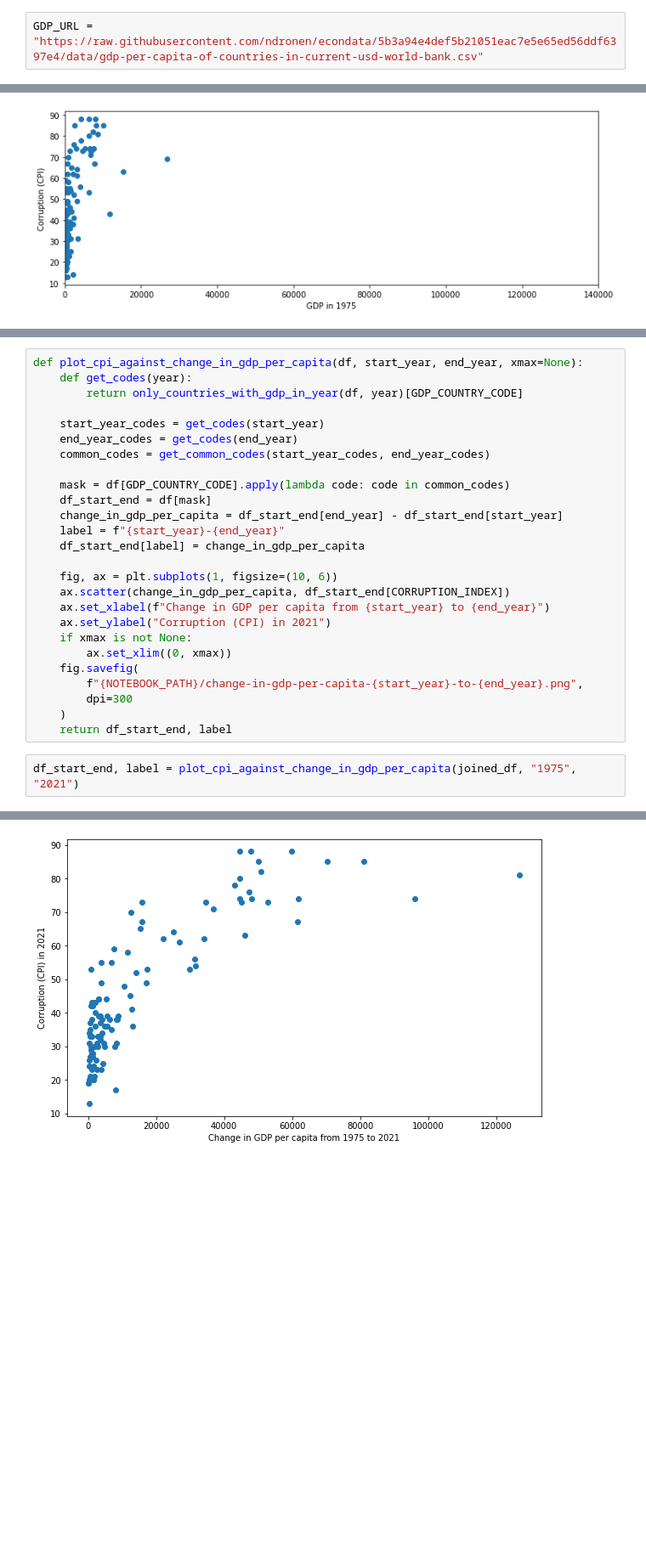
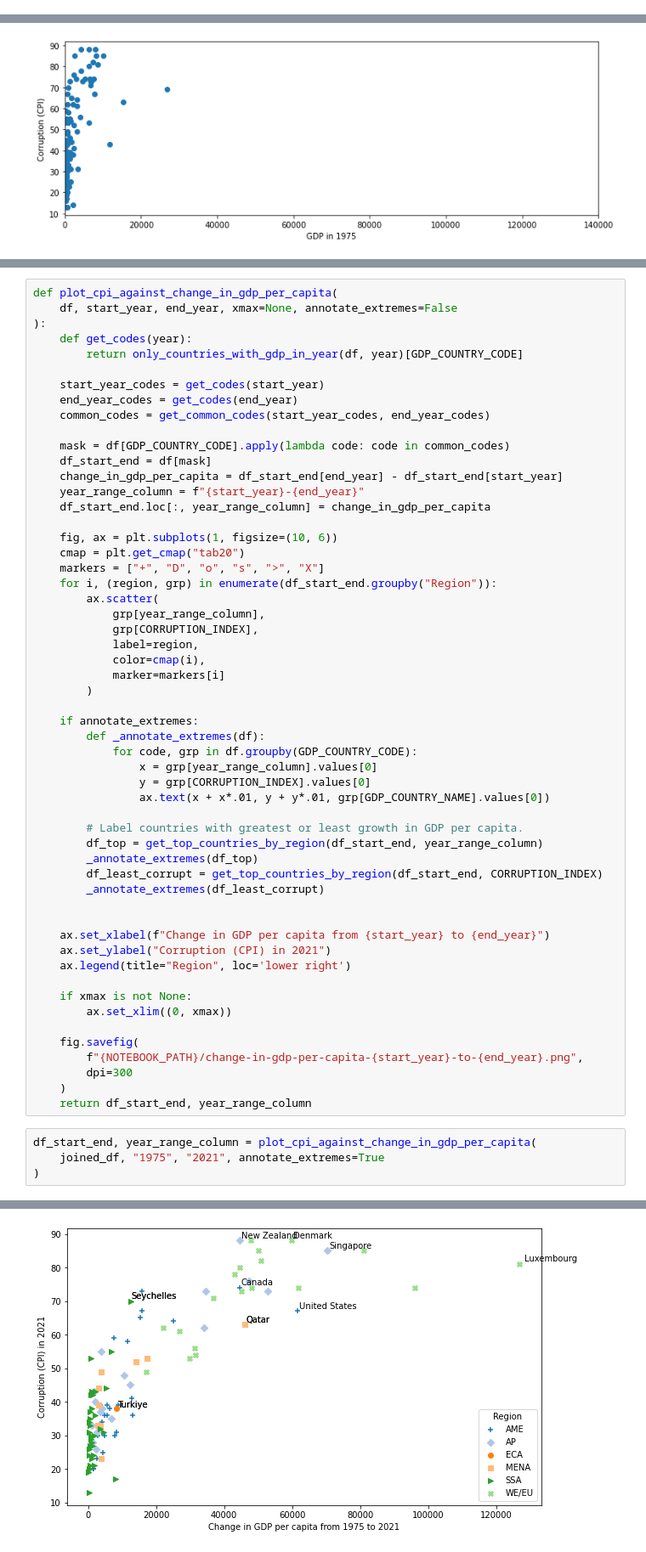
Before and after one commit to ndronen/econdata, a Jupyter notebook: notebooks/Corruption_and_GDP_growth.ipynb, the cells around one changed output, grey strips where cells are left out. Shown: that part at 85% size. Saved outputs shown, nothing was run; the diff lists cells and outputs as text; blank space fills up the shorter version.

Commit message:
Added labels to most growing and least corrupt countries.

```diff
--- a/notebooks/Corruption_and_GDP_growth.ipynb
+++ b/notebooks/Corruption_and_GDP_growth.ipynb
@@ -18,5 +20,3 @@ CORRUPTION_URL = "https://raw.githubusercontent.com/ndronen/econdata/5b3a94e4def
-# %%
-GDP_URL = "https://raw.githubusercontent.com/ndronen/econdata/5b3a94e4def5b21051eac7e5e65ed56ddf6397e4/data/gdp-per-capita-of-countries-in-current-usd-world-bank.csv"
 # %%
 corruption_df = pd.read_csv(CORRUPTION_URL)
 gdp_df = pd.read_csv(GDP_URL)
@@ -120,5 +137,7 @@ plot_cpi_against_gdp_for_year(joined_df, "1975", xmax=140000)
 # %%
-def plot_cpi_against_change_in_gdp_per_capita(df, start_year, end_year, xmax=None):
+def plot_cpi_against_change_in_gdp_per_capita(
+    df, start_year, end_year, xmax=None, annotate_extremes=False
+):
     def get_codes(year):
         return only_countries_with_gdp_in_year(df, year)[GDP_COUNTRY_CODE]
 
@@ -129,22 +148,51 @@ def plot_cpi_against_change_in_gdp_per_capita(df, start_year, end_year, xmax=Non
     mask = df[GDP_COUNTRY_CODE].apply(lambda code: code in common_codes)
     df_start_end = df[mask]
     change_in_gdp_per_capita = df_start_end[end_year] - df_start_end[start_year]
-    label = f"{start_year}-{end_year}"
-    df_start_end[label] = change_in_gdp_per_capita
+    year_range_column = f"{start_year}-{end_year}"
+    df_start_end.loc[:, year_range_column] = change_in_gdp_per_capita
 
     fig, ax = plt.subplots(1, figsize=(10, 6))
-    ax.scatter(change_in_gdp_per_capita, df_start_end[CORRUPTION_INDEX])
+    cmap = plt.get_cmap("tab20")
+    markers = ["+", "D", "o", "s", ">", "X"]
+    for i, (region, grp) in enumerate(df_start_end.groupby("Region")):
+        ax.scatter(
+            grp[year_range_column],
+            grp[CORRUPTION_INDEX],
+            label=region,
+            color=cmap(i),
+            marker=markers[i]
+        )
+
+    if annotate_extremes:
+        def _annotate_extremes(df):
+            for code, grp in df.groupby(GDP_COUNTRY_CODE):
+                x = grp[year_range_column].values[0]
+                y = grp[CORRUPTION_INDEX].values[0]
+                ax.text(x + x*.01, y + y*.01, grp[GDP_COUNTRY_NAME].values[0])
+
+        # Label countries with greatest or least growth in GDP per capita.
+        df_top = get_top_countries_by_region(df_start_end, year_range_column)
+        _annotate_extremes(df_top)
+        df_least_corrupt = get_top_countries_by_region(df_start_end, CORRUPTION_INDEX)
+        _annotate_extremes(df_least_corrupt)
+
+
     ax.set_xlabel(f"Change in GDP per capita from {start_year} to {end_year}")
     ax.set_ylabel("Corruption (CPI) in 2021")
+    ax.legend(title="Region", loc='lower right')
+
     if xmax is not None:
         ax.set_xlim((0, xmax))
+
     fig.savefig(
         f"{NOTEBOOK_PATH}/change-in-gdp-per-capita-{start_year}-to-{end_year}.png",
         dpi=300
     )
-    return df_start_end, label
+    return df_start_end, year_range_column
 # %%
-df_start_end, label = plot_cpi_against_change_in_gdp_per_capita(joined_df, "1975", "2021")
+df_start_end, year_range_column = plot_cpi_against_change_in_gdp_per_capita(
+    joined_df, "1975", "2021", annotate_extremes=True
+)
 # %% [output]
 A value is trying to be set on a copy of a slice from a DataFrame.
 Try using .loc[row_indexer,col_indexer] = value instead
@@ -154,2 +202,2 @@ See the caveats in the documentation: https://pandas.pydata.org/pandas-docs/stab
-[figure, old version]
+[figure, new version]
 # %%
```
Also changed, not shown: parts of 9 cells of this notebook.
